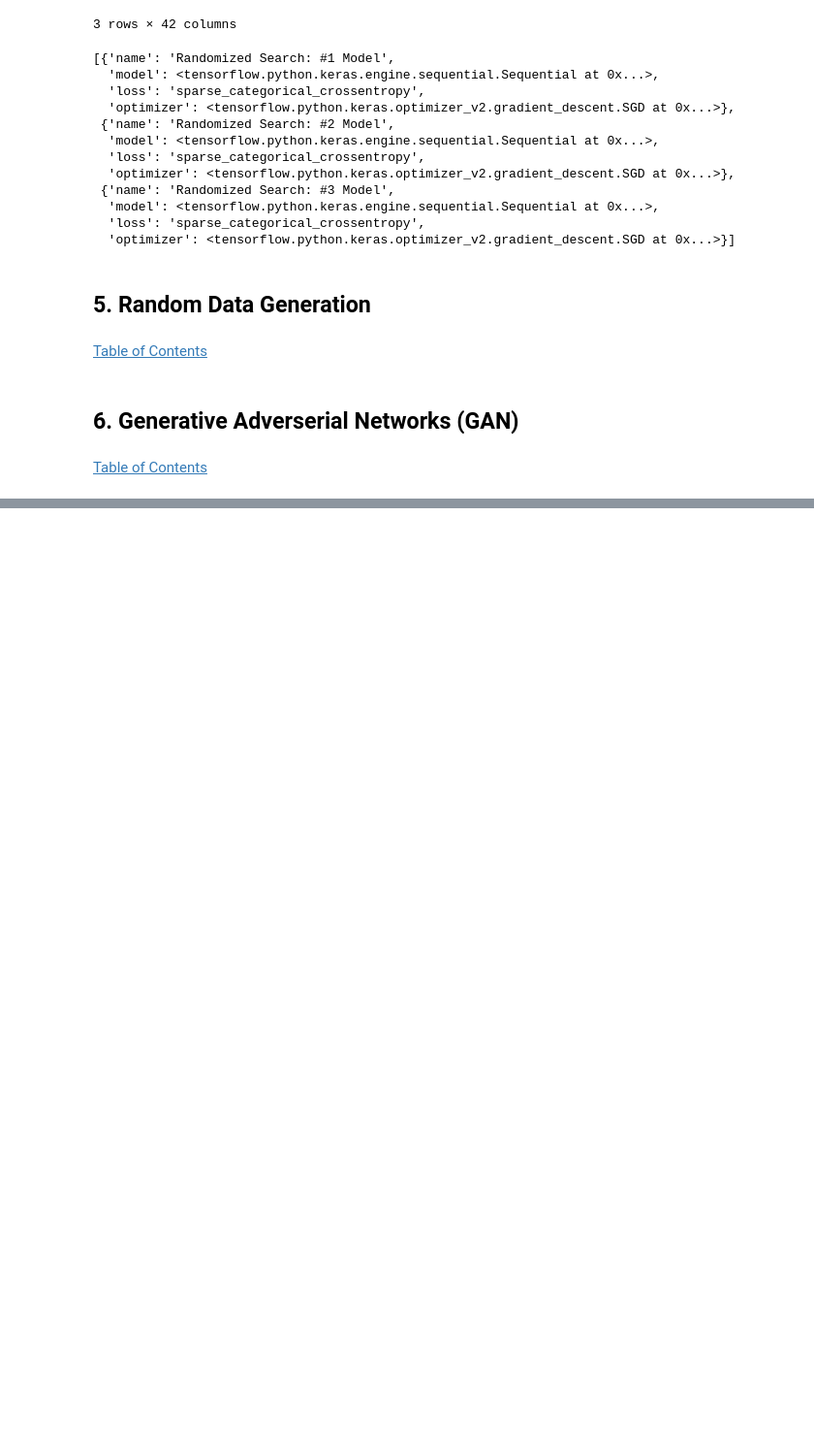
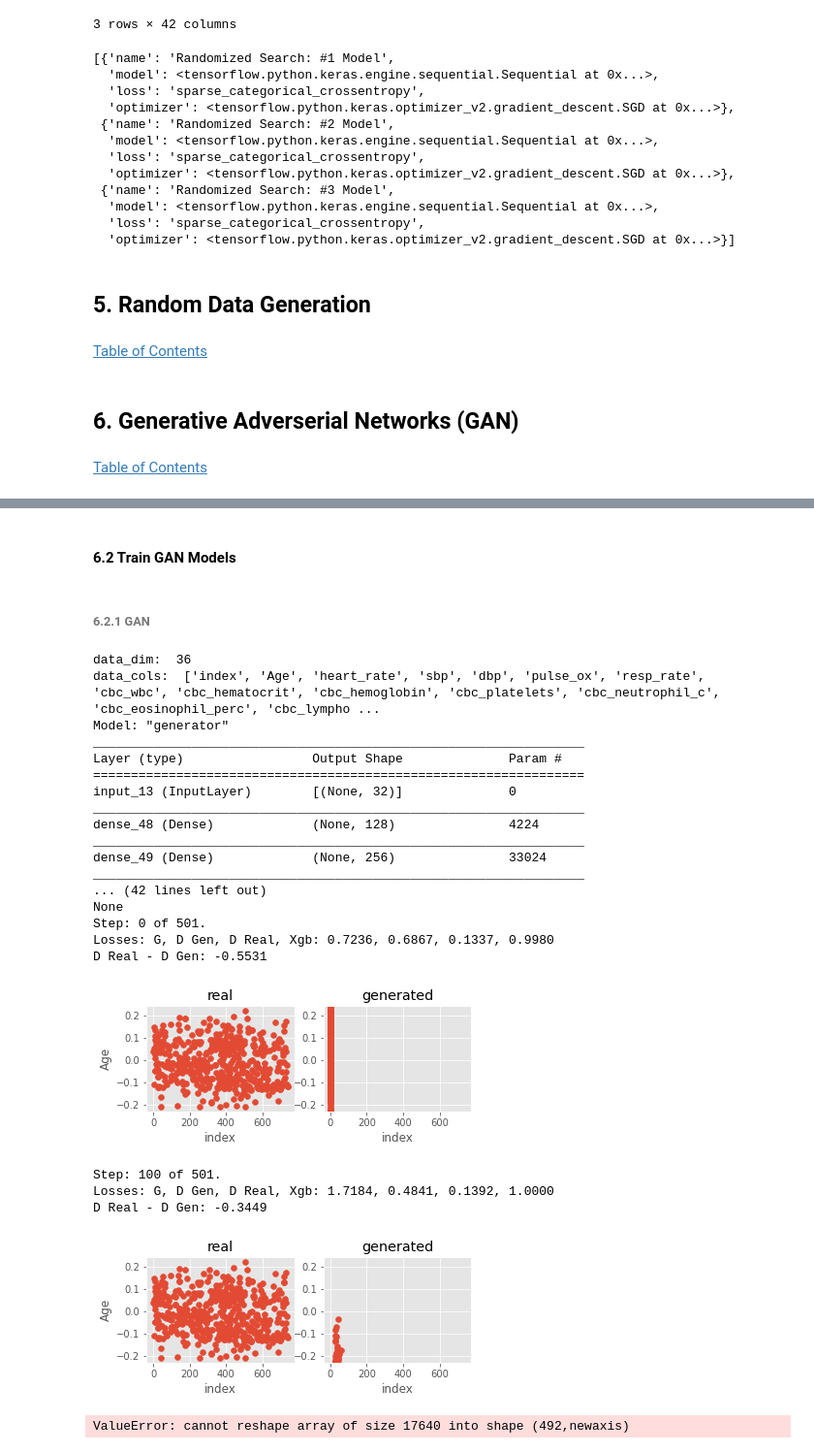
Before and after one commit to iainmuir6/Machine-Learning-with-Coronavirus-Data, a Jupyter notebook: ml_covid_research_w2.ipynb, the cells around one changed output, grey strips where cells are left out. Shown: that part at 97% size. Saved outputs shown, nothing was run; the diff lists cells and outputs as text; code cells hidden in the pictures; blank space fills up the shorter version.

```diff
--- a/ml_covid_research_w2.ipynb
+++ b/ml_covid_research_w2.ipynb
@@ -1156,7 +1155,7 @@ NUM_UPDATES_G = 1         # number of generator network updates per adversarial
 NUM_PRE_TRAIN_STEPS = 100 # number of steps to pre-train the critic before starting adversarial training
 LOG_INTERVAL = 100        # interval (in steps) at which to log loss summaries and save plots of image samples to disc
 LEARNING_RATE = 5e-4
-DIRECTORY = 'cache/'
+DIRECTORY = 'GAN/outputs/'
 SHOW = True
 generator_model_path, discriminator_model_path, loss_pickle_path = None, None, None
 
@@ -1174,3 +1173,37 @@ inputs.remove(target)
 data_cols = inputs
 label_cols = [target]
 train_no_label = train[data_cols] / 10
+# %% [markdown]
+#### 6.2 Train GAN Models <a class="anchor" id="train"></a>
+# %% [markdown]
+###### 6.2.1 GAN <a class="anchor" id="gan2"></a>
+# %%
+%%time
+# GAN
+GAN.adversarial_training_GAN(
+    arguments=arguments, train=train_no_label, data_cols=data_cols, seed=SEED
+)
+# %% [output]
+data_dim:  36
+data_cols:  ['index', 'Age', 'heart_rate', 'sbp', 'dbp', 'pulse_ox', 'resp_rate', 'cbc_wbc', 'cbc_hematocrit', 'cbc_hemoglobin', 'cbc_platelets', 'cbc_neutrophil_c', 'cbc_eosinophil_perc', 'cbc_lympho ...
+Model: "generator"
+_________________________________________________________________
+Layer (type)                 Output Shape              Param #
+=================================================================
+input_13 (InputLayer)        [(None, 32)]              0
+_________________________________________________________________
+dense_48 (Dense)             (None, 128)               4224
+_________________________________________________________________
+dense_49 (Dense)             (None, 256)               33024
+_________________________________________________________________
+... (42 lines left out)
+None
+Step: 0 of 501.
+Losses: G, D Gen, D Real, Xgb: 0.7236, 0.6867, 0.1337, 0.9980
+D Real - D Gen: -0.5531
+[figure, added]
+Step: 100 of 501.
+Losses: G, D Gen, D Real, Xgb: 1.7184, 0.4841, 0.1392, 1.0000
+D Real - D Gen: -0.3449
+[figure, added]
+ValueError: cannot reshape array of size 17640 into shape (492,newaxis)
```
Also changed, not shown: parts of 12 cells of this notebook.
